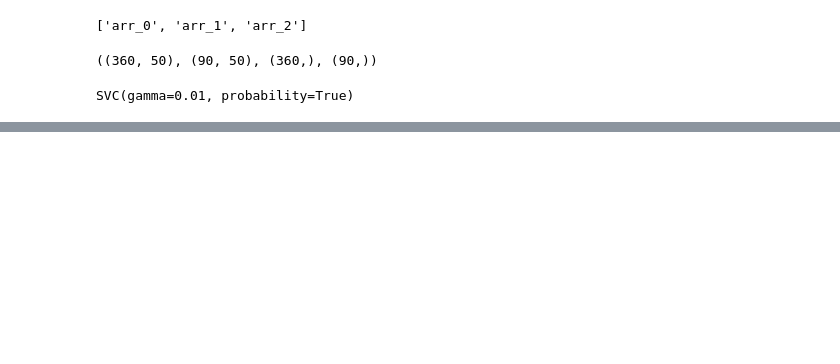
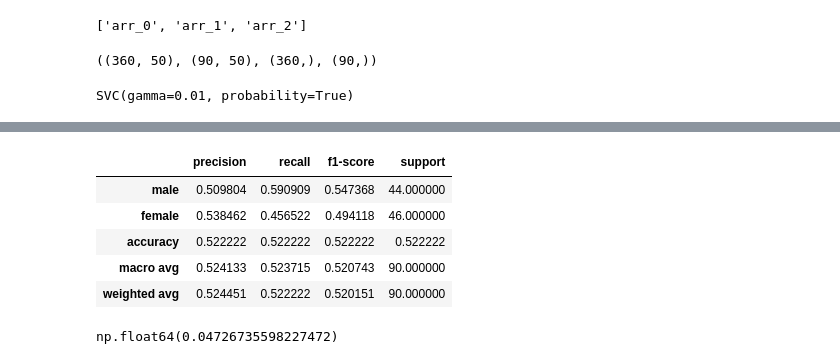
Before and after one commit to kamran0310/Computer-Vision, a Jupyter notebook: Training Machine Learning Model.ipynb, the cells around one changed output, grey strips where cells are left out. Cells and saved outputs as stored; diff of their text form; code cells hidden in the pictures; blank space fills up the shorter version.

```diff
--- a/Training Machine Learning Model.ipynb
+++ b/Training Machine Learning Model.ipynb
@@ -39,0 +95,16 @@ model.score(X_test,y_test)
+# %%
+cr = metrics.classification_report(y_test, y_pred, target_names = ['male', 'female'], output_dict=True)
+# %%
+pd.DataFrame(cr).T
+# %% [output]
+|  | precision | recall | f1-score | support |
+| male | 0.509804 | 0.590909 | 0.547368 | 44.000000 |
+| female | 0.538462 | 0.456522 | 0.494118 | 46.000000 |
+| accuracy | 0.522222 | 0.522222 | 0.522222 | 0.522222 |
+| macro avg | 0.524133 | 0.523715 | 0.520743 | 90.000000 |
+| weighted avg | 0.524451 | 0.522222 | 0.520151 | 90.000000 |
+# %%
+#Cohen's Kappan
+metrics.cohen_kappa_score(y_test,y_pred)
+# %% [output]
+np.float64(0.04726735598227472)
```
Also changed, not shown: parts of 22 cells of this notebook.
